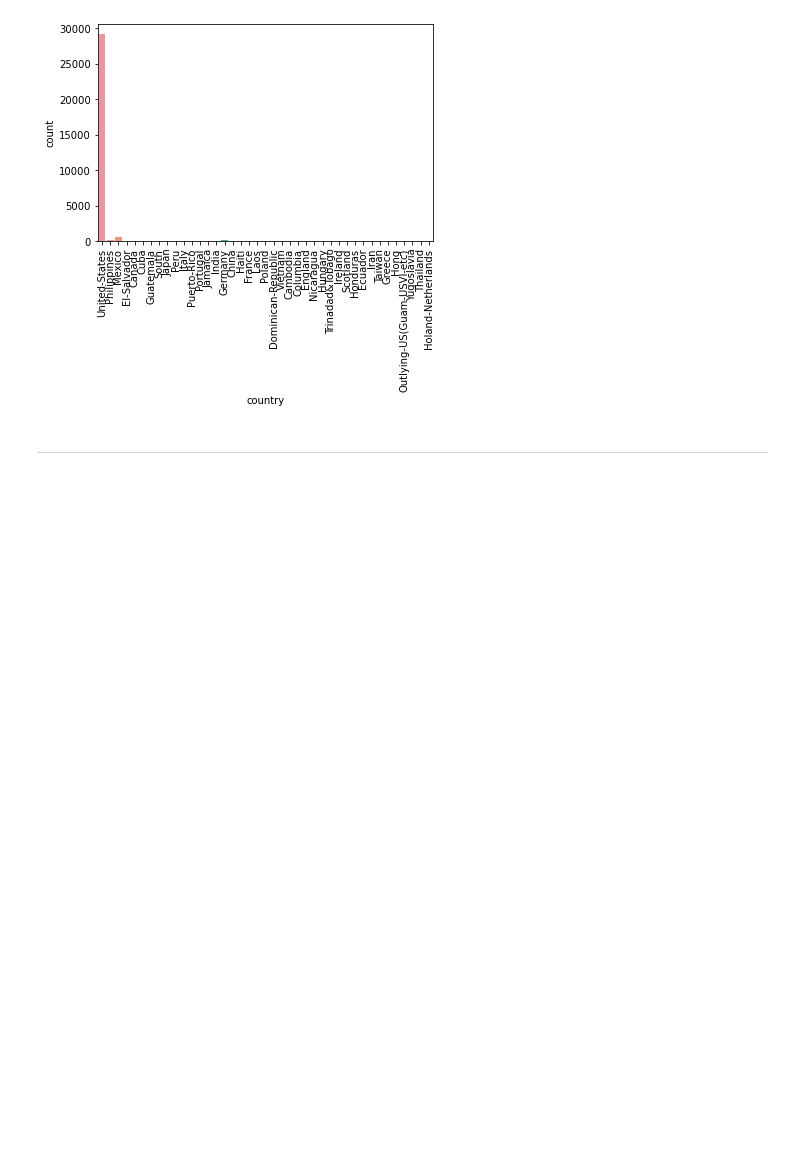
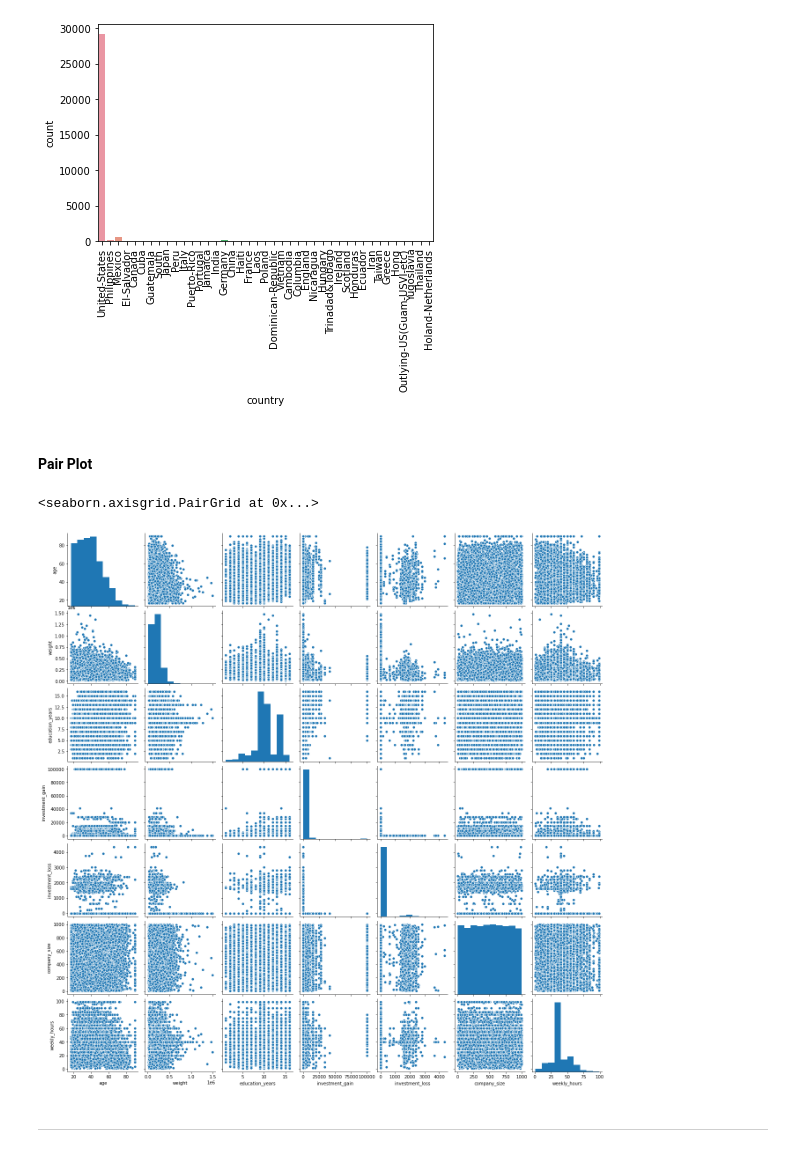
Before and after one commit to JasonnLim/ML-Salary-Prediction, a Jupyter notebook: LatestCode.ipynb, the cells around one changed output. Saved outputs shown, nothing was run; the diff lists cells and outputs as text; code cells hidden in the pictures; blank space fills up the shorter version.

```diff
--- a/LatestCode.ipynb
+++ b/LatestCode.ipynb
@@ -285,6 +312,13 @@ plot.set_xticklabels(plot.get_xticklabels(),rotation=90)
 plt.show()
 # %% [output]
 [figure]
+# %% [markdown]
+#### Pair Plot
+# %%
+sb.pairplot(salary,palette='coolwarm')
+# %% [output]
+<seaborn.axisgrid.PairGrid at 0x...>
+[figure, added]
 # %% [markdown]
 ---
 # %% [markdown]
```
Also changed, not shown: parts of 19 cells of this notebook.
